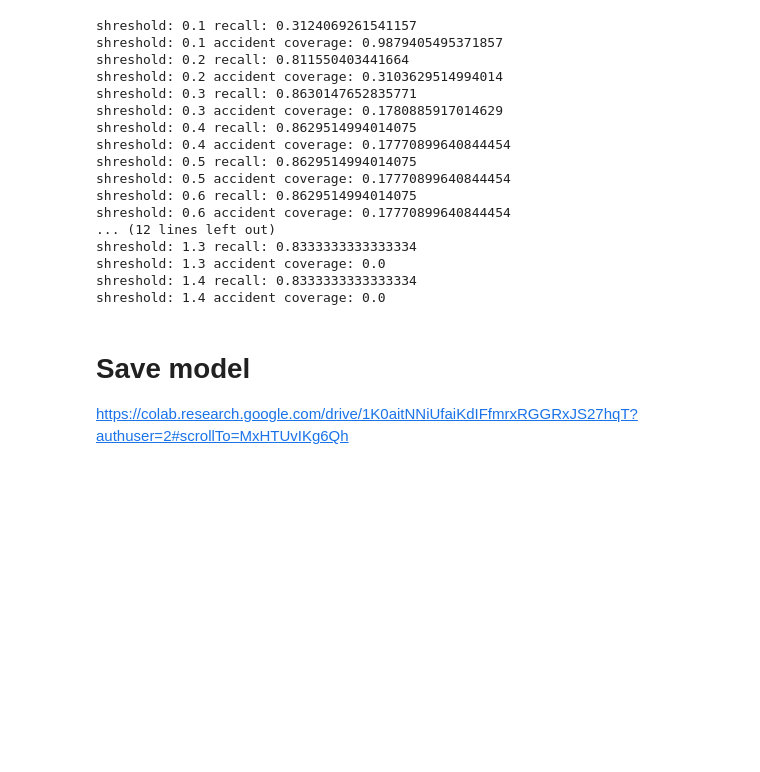
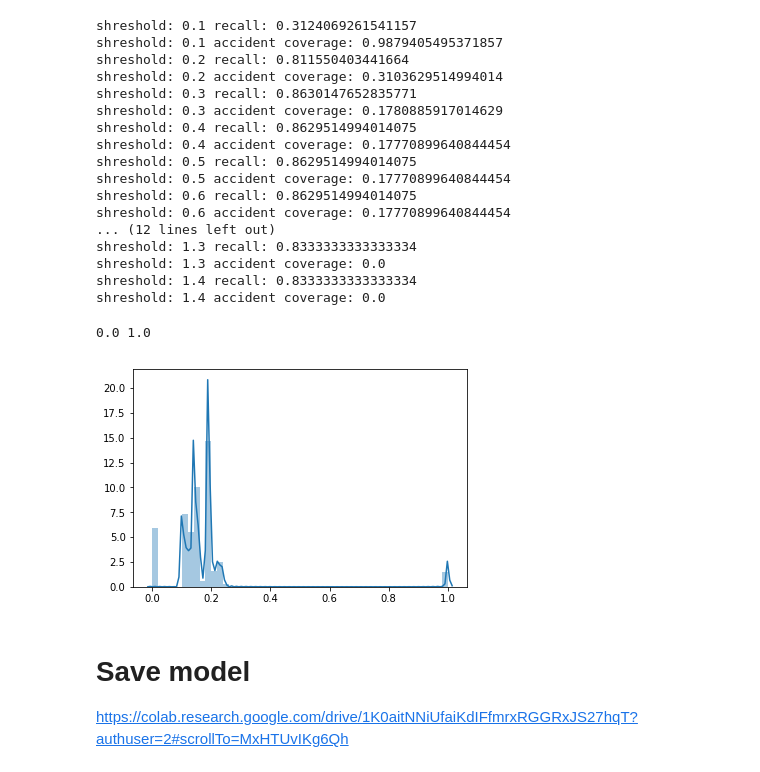
Before and after one commit to Build-Week-Safe-Routes/Data-Science, a Jupyter notebook: notebooks/nov05_eda2017_20190824.ipynb, the cells around one changed output. Drawn from its saved outputs; the diff is of its cells as text; code cells hidden in the pictures; blank space fills up the shorter version.

Commit message:
2019-08-29 prediction density plot

```diff
--- a/notebooks/nov05_eda2017_20190824.ipynb
+++ b/notebooks/nov05_eda2017_20190824.ipynb
@@ -524,6 +511,14 @@ shreshold: 1.3 recall: 0.8333333333333334
 shreshold: 1.3 accident coverage: 0.0
 shreshold: 1.4 recall: 0.8333333333333334
 shreshold: 1.4 accident coverage: 0.0
+# %%
+print(pred_data.min(), pred_data.max())
+# %% [output]
+0.0 1.0
+# %%
+sns.distplot(pred_data);
+# %% [output]
+[figure, added]
 # %% [markdown]
 # Save model
 
```
Also changed, not shown: parts of 7 cells of this notebook.
